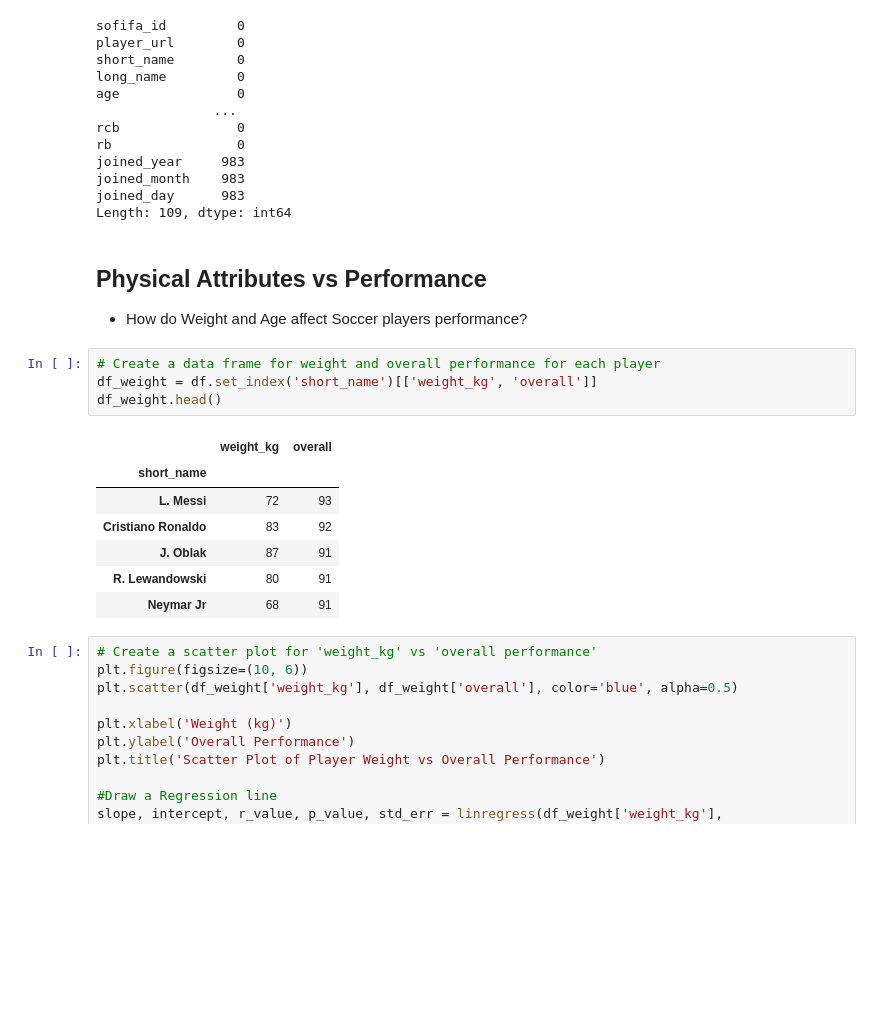
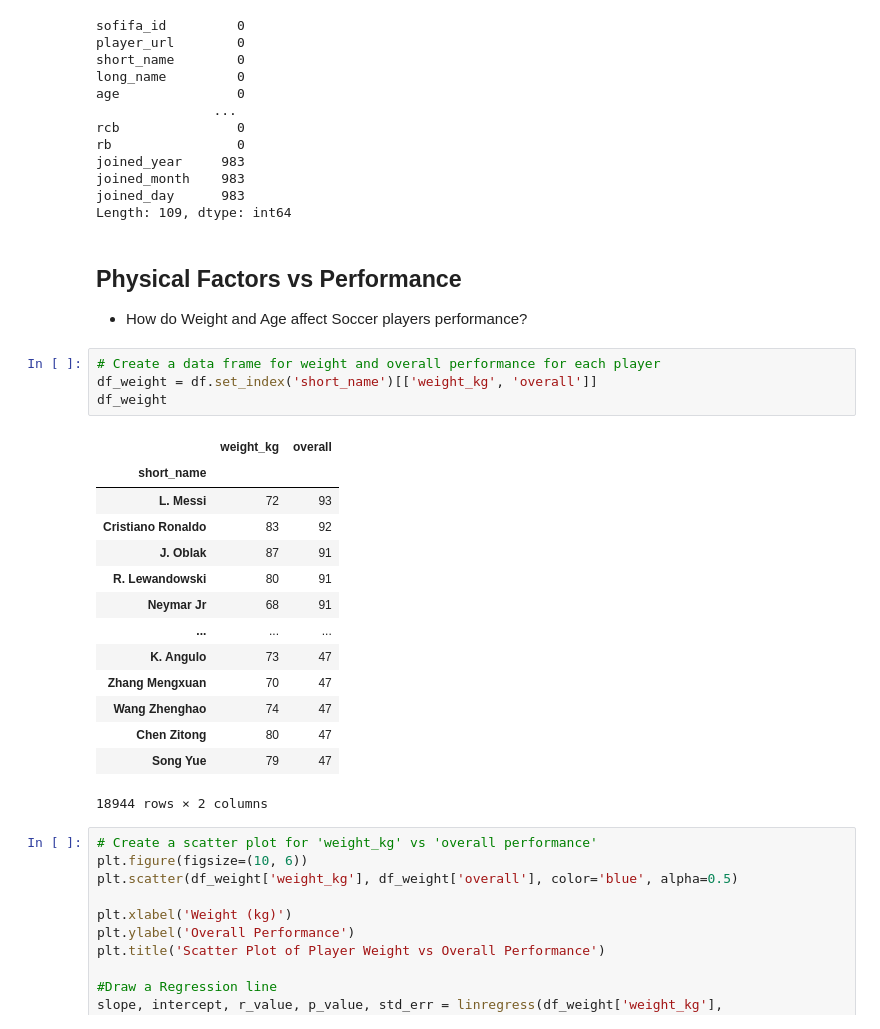
Before and after one commit to hiepxuanho/MSU-Project1, a Jupyter notebook: fifa21.ipynb, the cells around one changed output. Saved outputs shown, nothing was run; the diff lists cells and outputs as text; blank space fills up the shorter version.

```diff
--- a/fifa21.ipynb
+++ b/fifa21.ipynb
@@ -104,20 +104,27 @@ joined_month    983
 joined_day      983
 Length: 109, dtype: int64
 # %% [markdown]
-## Physical Attributes vs Performance
+## Physical Factors vs Performance
 - How do Weight and Age affect Soccer players performance?
 # %%
 # Create a data frame for weight and overall performance for each player
 df_weight = df.set_index('short_name')[['weight_kg', 'overall']]
-df_weight.head()
+df_weight
 # %% [output]
 |  | weight_kg | overall |
 | short_name |  |  |
 | L. Messi | 72 | 93 |
 | Cristiano Ronaldo | 83 | 92 |
 | J. Oblak | 87 | 91 |
 | R. Lewandowski | 80 | 91 |
 | Neymar Jr | 68 | 91 |
+| ... | ... | ... |
+| K. Angulo | 73 | 47 |
+| Zhang Mengxuan | 70 | 47 |
+| Wang Zhenghao | 74 | 47 |
+| Chen Zitong | 80 | 47 |
+| Song Yue | 79 | 47 |
+18944 rows × 2 columns
 # %%
 # Create a scatter plot for 'weight_kg' vs 'overall performance'
 plt.figure(figsize=(10, 6))
```
Also changed, not shown: parts of 6 cells of this notebook.
